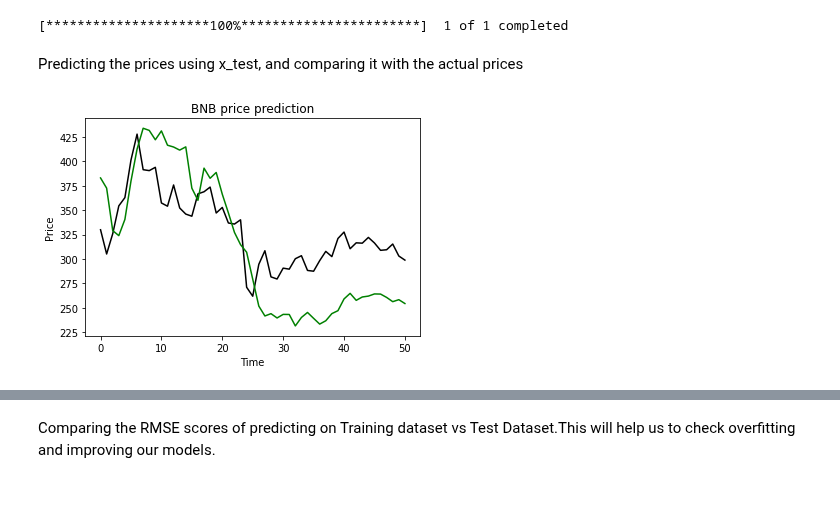
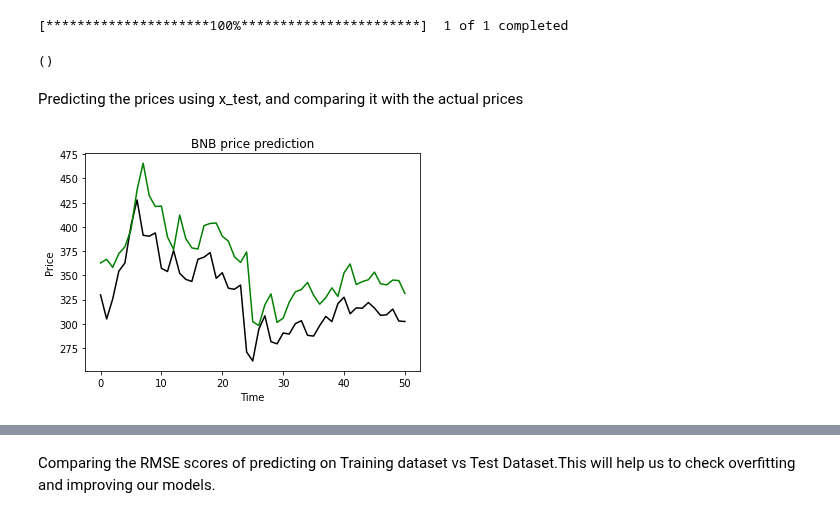
Before and after one commit to akhil14shukla/Crypto-Prediction, a Jupyter notebook: main_LSTM.ipynb, the cells around one changed output, grey strips where cells are left out. Saved outputs shown, nothing was run; the diff lists cells and outputs as text; code cells hidden in the pictures.

```diff
--- a/main_LSTM.ipynb
+++ b/main_LSTM.ipynb
@@ -193,6 +178,8 @@ The data is in 3 dimensions.<br> <br>First Dimension - It denotes the number of
 # Preparing the Data
 prediction_days = 7
 future_days=0
+store = scaled_data
+scaled_data = np.array(difference(scaled_data))
 x_train, y_train = [], []
 
 for x in range(prediction_days, len(scaled_data)-future_days):
@@ -296,11 +283,17 @@ final_test['t1'] = np.power(test_data["High"]-test_data["Low"],3)
 final_test['Close'] = test_data['Close']
 
 total_dataset = pd.concat((final_data,final_test),axis=0)
-model_inputs = total_dataset[len(total_dataset) - len(test_data)-prediction_days:]
+model_inputs = np.array(total_dataset[len(total_dataset) - len(test_data)-prediction_days-1:])
 # model_inputs=difference(np.log10((model_inputs))).to_numpy()
 # model_inputs = model_inputs
-model_inputs = np.concatenate((scaler.transform(model_inputs.iloc[:,:3]), scaler_close.transform(model_inputs.iloc[:,3:4])),axis=1)
-actual_prices = scaler_close.inverse_transform(model_inputs[prediction_days:,3].reshape(-1,1))# difference(np.log10((test_data['Close']))).to_numpy()
+
+store_model_inputs = (model_inputs)
+model_inputs = np.array(difference(model_inputs))
+
+model_inputs = np.concatenate((scaler.transform(model_inputs[:,:3]), scaler_close.transform(model_inputs[:,3:4])),axis=1)
+actual_prices = (store_model_inputs[prediction_days+1:,3].reshape(-1,1))# difference(np.log10((test_data['Close']))).to_numpy()
+orig_recover_data = np.concatenate((np.array(store_model_inputs[prediction_days, store_model_inputs.shape[1]-1]).reshape(-1,1),actual_prices),axis=0)
+
 
 x_test = []
 for x in range(prediction_days, len(model_inputs)):
@@ -309,19 +302,28 @@ x_test = np.array(x_test)
 # x_test = np.reshape(x_test, (x_test.shape[0], x_test.shape[1],1))
 # %% [output]
 [*********************100%***********************]  1 of 1 completed
+# %%
+np.array(prediction_prices).shape
+a = (1,2,3)
+a[3:]
+# np.array(store_model_inputs[prediction_days, store_model_inputs.shape[1]-1]).reshape(-1,1)
+# %% [output]
+()
 # %% [markdown]
 Predicting the prices using x_test, and comparing it with the actual prices
 # %%
 prediction_prices = model.predict(x_test)
 prediction_prices = scaler_close.inverse_transform(prediction_prices)
+prediction_prices = invert_difference(orig_recover_data,prediction_prices)
+
 # prediction_prices = scaler.inverse_transform(prediction_prices)
 # prediction_prices = scaler.inverse_transform(prediction_prices)
 plt.plot(actual_prices,color='black', label='Actual Prices')
 plt.plot(prediction_prices, color='green', label='Predicted Prices')
 plt.title(f'{crypto_currency} price prediction')
 plt.xlabel('Time')
 plt.ylabel('Price')
 # plt.legend(loc='lower left')
 plt.show()
 # %% [output]
-[figure, old version]
+[figure, new version]
```
Also changed, not shown: parts of 7 cells of this notebook.
